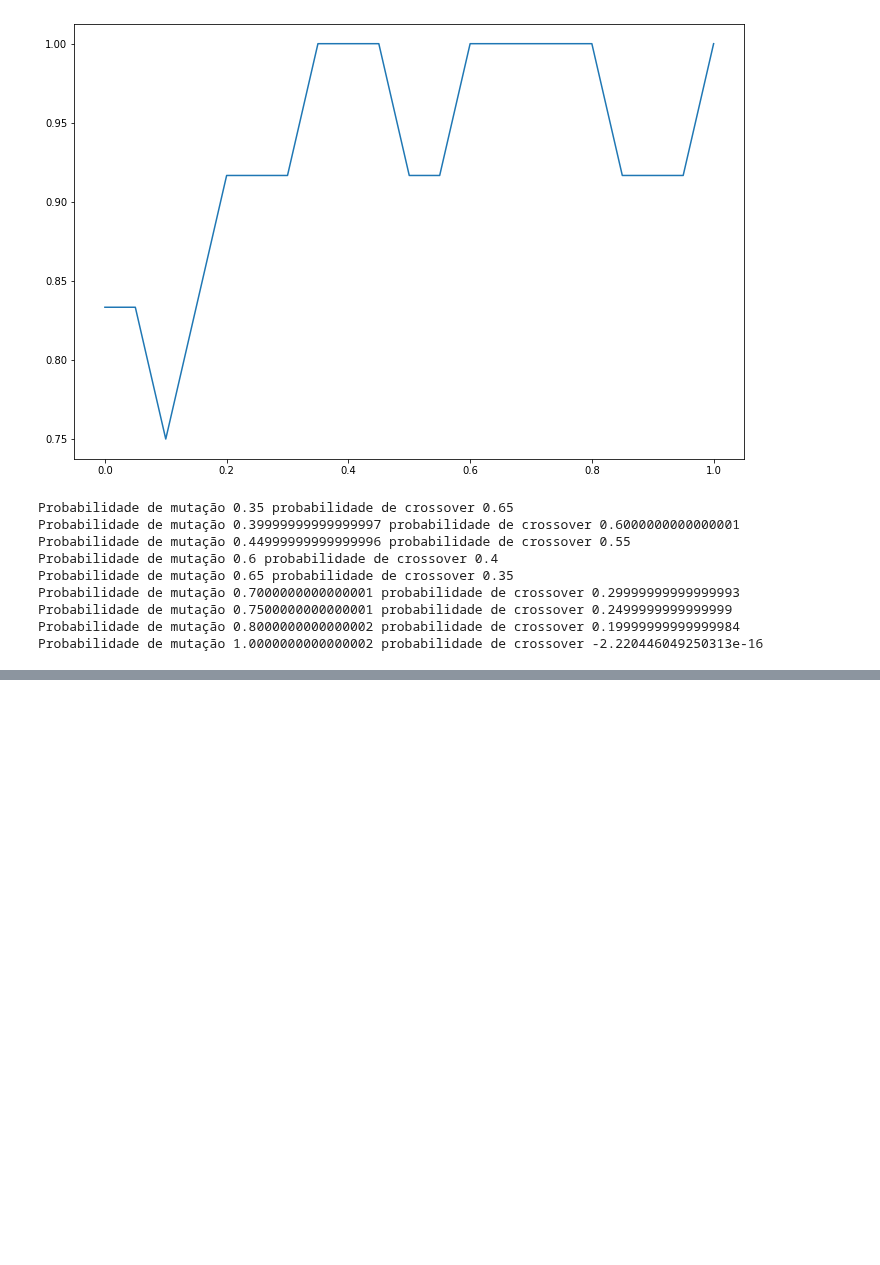
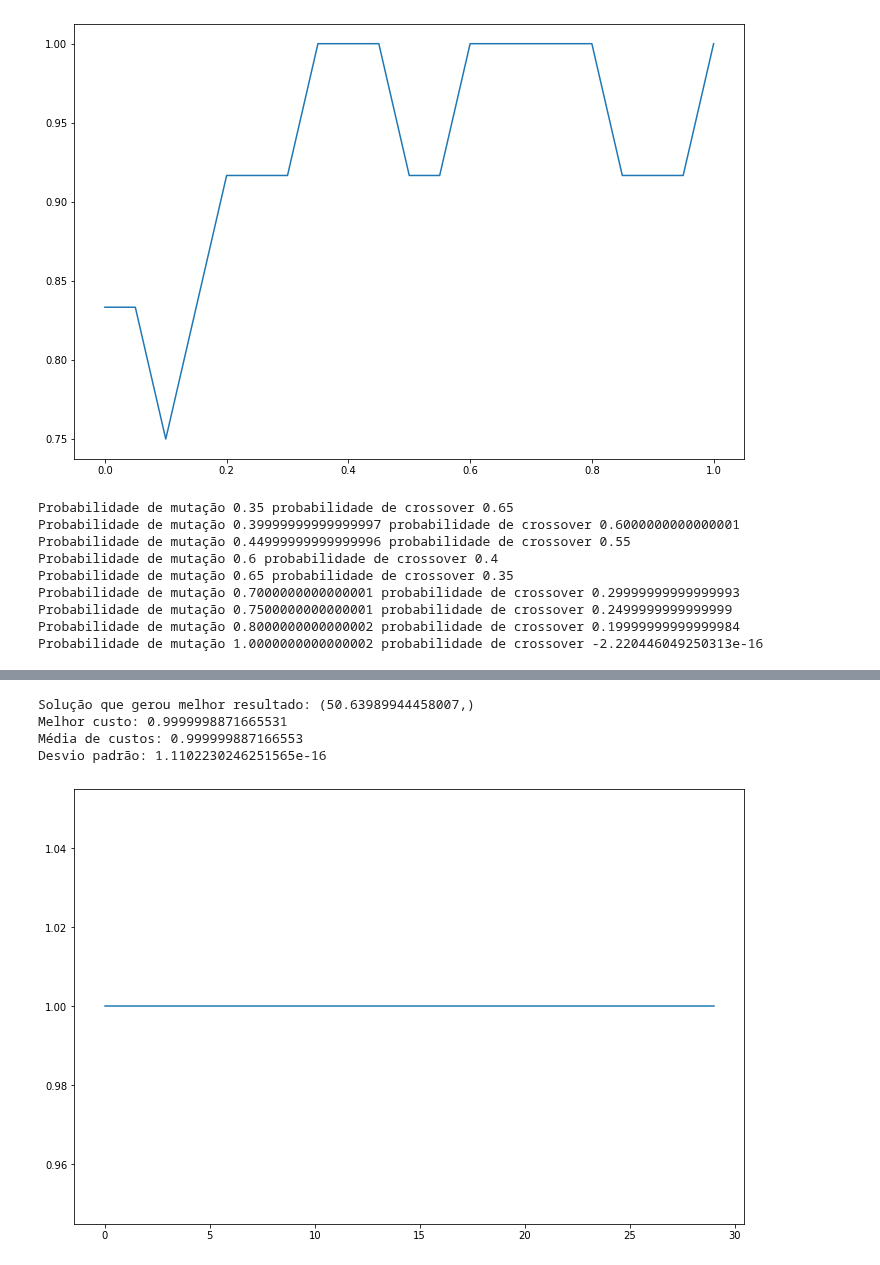
Before and after one commit to AlvaroCavalcante/computacao-bioinspirada, a Jupyter notebook: Computação inspirada pela natureza.ipynb, the cells around one changed output, grey strips where cells are left out. Cells and saved outputs as stored; diff of their text form; code cells hidden in the pictures; blank space fills up the shorter version.

```diff
--- a/Computação inspirada pela natureza.ipynb
+++ b/Computação inspirada pela natureza.ipynb
@@ -687,0 +723,41 @@ Probabilidade de mutação 1.0000000000000002 probabilidade de crossover -2.2204
+# %%
+def genetico_otimizacao(funcao_custo, dominio, objetivo = False, tamanho_populacao = 50, p_mutacao = 0.2, elitismo = 0.1, geracoes=20):
+    populacao = get_populacao(tamanho_populacao, dominio, True)
+
+    numero_elitismo = int(elitismo * tamanho_populacao)
+
+    for i in range(geracoes):
+        custos = [(simulated_annealing_otimizacao(funcao_custo, individuo[0]), individuo) for individuo in populacao]
+
+        populacao = get_melhores_individuos(custos, numero_elitismo, objetivo)
+
+        individuos_escolhidos = get_populacao_torneio(custos, (
+                                tamanho_populacao // 2) - numero_elitismo, objetivo)
+
+        while len(populacao) < tamanho_populacao:
+            if random.random() < p_mutacao:
+                individuo_selecionado = random.randint(0, len(individuos_escolhidos) -1)
+                populacao.append(mutacao(individuos_escolhidos[individuo_selecionado], dominio))
+            else:
+                individuo1 = random.randint(0, len(individuos_escolhidos) -1)
+                individuo2 = random.randint(0, len(individuos_escolhidos) -1)
+                populacao.append(crossover(individuos_escolhidos[individuo1],
+                                           individuos_escolhidos[individuo2]))
+    return custos[0][0], custos[0][1]
+# %%
+custos = []
+solucao = []
+dominio = [(1, 100)]
+
+for i in range(30):
+    solucao_algoritmo_genetico = genetico_otimizacao(funcao_custo, dominio, True)
+    solucao.append(solucao_algoritmo_genetico[1])
+    custos.append(solucao_algoritmo_genetico[0])
+
+exibir_sumario_resultados(solucao, custos, max)
+# %% [output]
+Solução que gerou melhor resultado: (50.63989944458007,)
+Melhor custo: 0.9999998871665531
+Média de custos: 0.999999887166553
+Desvio padrão: 1.1102230246251565e-16
+[figure, added]
```
Also changed, not shown: parts of 7 cells of this notebook, 1 other file.
